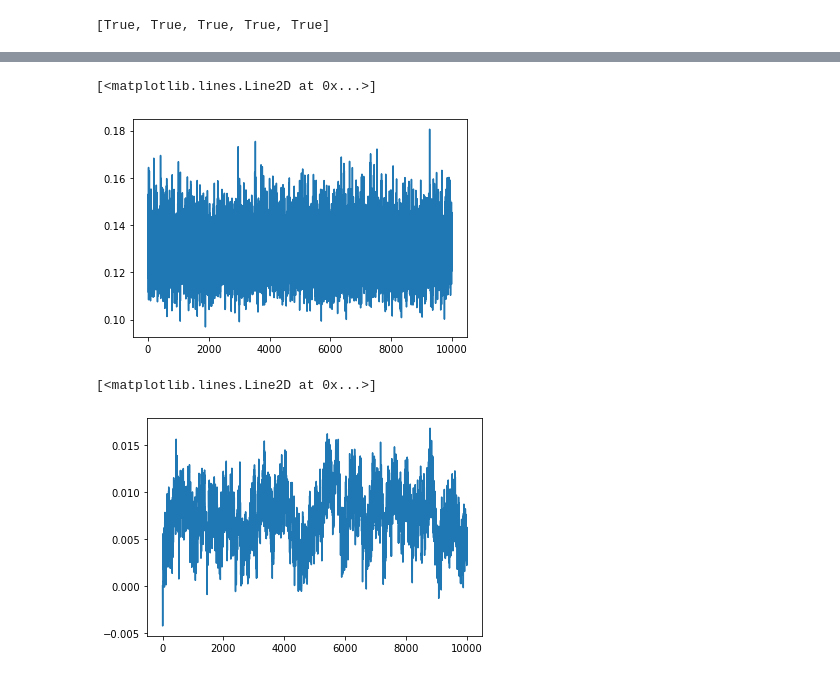
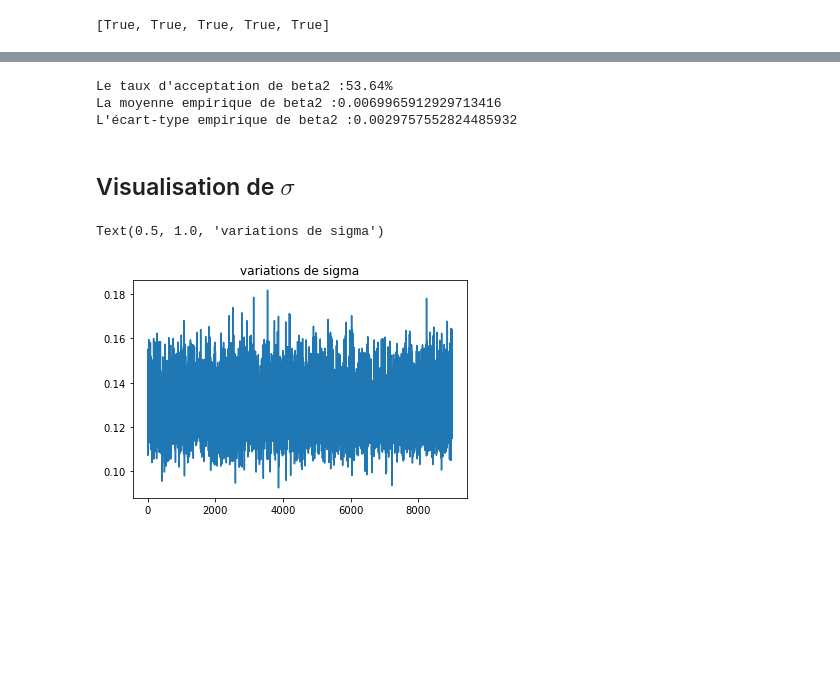
Before and after one commit to Lvalto/Projet-Oxford-smooth-fit-to-log-odds-ratios, a Jupyter notebook: Oxford-Aya.ipynb, the cells around one changed output, grey strips where cells are left out. Drawn from its saved outputs; the diff is of its cells as text; code cells hidden in the pictures; blank space fills up the shorter version.

```diff
--- a/Oxford-Aya.ipynb
+++ b/Oxford-Aya.ipynb
@@ -55,6 +65,13 @@ init_b  = np.zeros(120)
 # %%
-# paramétrisation gamma
-def Sampler(nchain, init_alpha, init_beta1, init_beta2, init_sigma, init_mu, init_b, prop_sd, K, r1, n1, r0, n0, year):
+def oxford(nchain, init_alpha, init_beta1, init_beta2, init_sigma, init_mu, init_b, prop_sd, K, r1, n1, r0, n0, year):
+
+    ## nchain: taille de la chaine
+    ## init_alpha, init_beta1, init_beta2, init_sigma, init_mu, init_b: valeurs initiales
+    ## prop_sd: les variances pour les marches aléatoires des propositions
+    ## K: la taille des données
+    ## r1, n1, r0, n0, year: les données
+    ##
+    ## Cette fonction utilise l'échantillonneur Hastings-within-Gibbs pour simuler alpha, beta1, beta2 et sigma**2
 
     alpha = init_alpha
     beta1 = init_beta1
@@ -67,10 +84,15 @@ def Sampler(nchain, init_alpha, init_beta1, init_beta2, init_sigma, init_mu, ini
     p0 = expit(mu)
     p1 = expit(mu + log_psi)
 
-    chain = np.zeros((nchain+1, 4))
-    b_chain = np.zeros((nchain+1, K))
-    mu_chain = np.zeros((nchain+1, K))
+    chain = np.zeros((nchain+1, 4)) # chaine de alpha, beta1, beta2 et sigma **2
+    b_chain = np.zeros((nchain+1, K)) # chaine de b
+    mu_chain = np.zeros((nchain+1, K)) # chaine de mu
 
+    acc_rate = np.zeros(3)
+    b_acc_rate = np.zeros(K)
+    mu_acc_rate = np.zeros(K)
+
+    # Initialisation de la chaîne
     chain[0,0] = init_alpha
     chain[0,1] = init_beta1
     chain[0,2] = init_beta2
@@ -94,6 +116,7 @@ def Sampler(nchain, init_alpha, init_beta1, init_beta2, init_sigma, init_mu, ini
             alpha = prop
             log_psi = prop_log_psi
             p1 = prop_p1
+            acc_rate[0] += 1
 
         # Mise à jour de beta1
         prop = normal(loc = beta1, scale = prop_sd[1])
@@ -109,6 +132,7 @@ def Sampler(nchain, init_alpha, init_beta1, init_beta2, init_sigma, init_mu, ini
             beta1 = prop
             log_psi = prop_log_psi
             p1 = prop_p1
+            acc_rate[1] += 1
 
         # Mise à jour de beta2
         prop = normal(loc = beta2, scale = prop_sd[2])
@@ -124,6 +148,7 @@ def Sampler(nchain, init_alpha, init_beta1, init_beta2, init_sigma, init_mu, ini
             beta2 = prop
             log_psi = prop_log_psi
             p1 = prop_p1
+            acc_rate[2] += 1
 
         # Mise à jour de sigma
         sigma = 1 / gamma(shape = 1e-3 + K/2, scale = 1e-3 + 0.5 * sum(b**2))
@@ -144,6 +169,7 @@ def Sampler(nchain, init_alpha, init_beta1, init_beta2, init_sigma, init_mu, ini
                 mu[j] = prop
                 p0[j] = prop_p0_j
                 p1[j] = prop_p1_j
+                mu_acc_rate[j] += 1
 
             # Mise à jour de b
             prop = normal(loc = b[j], scale = prop_sd[4])
@@ -159,12 +185,13 @@ def Sampler(nchain, init_alpha, init_beta1, init_beta2, init_sigma, init_mu, ini
                 b[j] = prop
                 log_psi[j] = prop_log_psi_j
                 p1[j] = prop_p1_j
+                b_acc_rate[j] += 1
 
         # Mise à jour des chaines
         chain[i+1,:] = np.array([alpha, beta1, beta2, sigma])
         b_chain[i+1,:] = b
         mu_chain[i+1,:] = mu
 
-    return(chain, b_chain, mu_chain)
+    return(chain, b_chain, mu_chain, acc_rate, b_acc_rate, mu_acc_rate)
 # %%
-chain, b_chain, mu_chain = Sampler(10000, init_alpha, init_beta1, init_beta2, init_sigma, init_mu, init_b, np.array([0.05, 0.03, 0.003, 0.1, 1]), K, r1, n1, r0, n0, year)
+chain, b_chain, mu_chain, acc_rate, b_acc_rate, mu_acc_rate = oxford(10000, init_alpha, init_beta1, init_beta2, init_sigma, init_mu, init_b, np.array([0.05, 0.01, 0.003, 0.1, 0.5]), K, r1, n1, r0, n0, year)
@@ -197,10 +255,16 @@ plt.plot(mu_chain[:,10])
+# %%
+print("Le taux d'acceptation de beta2 :" + str(acc_rate[2] / 100) + "%")
+print("La moyenne empirique de beta2 :" + str(np.mean(chain[:,2])))
+print("L'écart-type empirique de beta2 :" + str(np.std(chain[:,2])))
+# %% [output]
+Le taux d'acceptation de beta2 :53.64%
+La moyenne empirique de beta2 :0.0069965912929713416
+L'écart-type empirique de beta2 :0.0029757552824485932
+# %% [markdown]
+## Visualisation de $\sigma$
 # %%
-plt.plot(np.sqrt(chain[:,3][1:]))
+plt.plot(np.sqrt(chain[:,3][1000:]))
+plt.title("variations de sigma")
 # %% [output]
-[<matplotlib.lines.Line2D at 0x...>]
+Text(0.5, 1.0, 'variations de sigma')
-[figure, old version]
+[figure, new version]
-# %%
-plt.plot(chain[:,2])
-# %% [output]
-[<matplotlib.lines.Line2D at 0x...>]
-[figure, removed]
```
Also changed, not shown: parts of 23 cells of this notebook.
